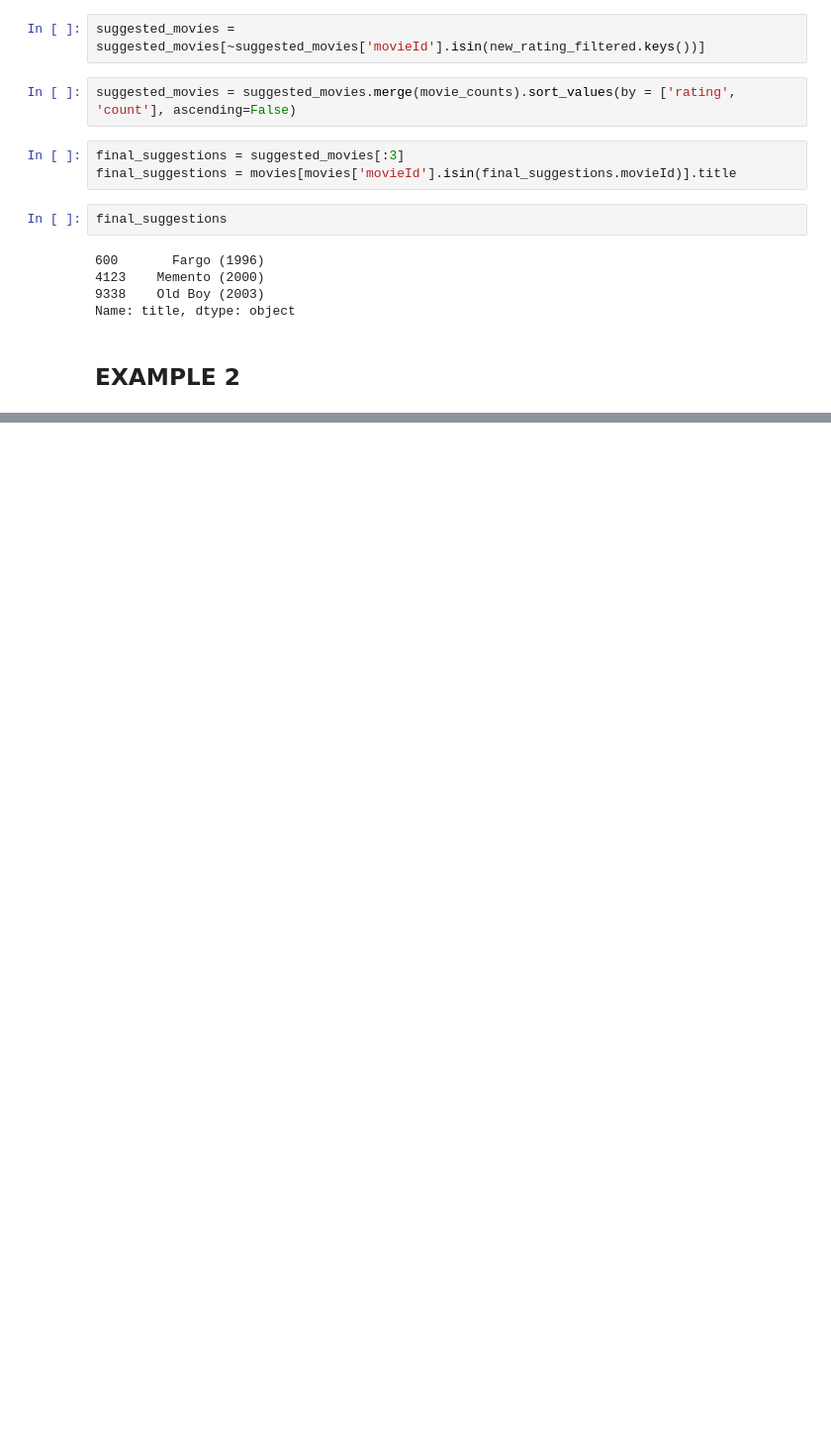
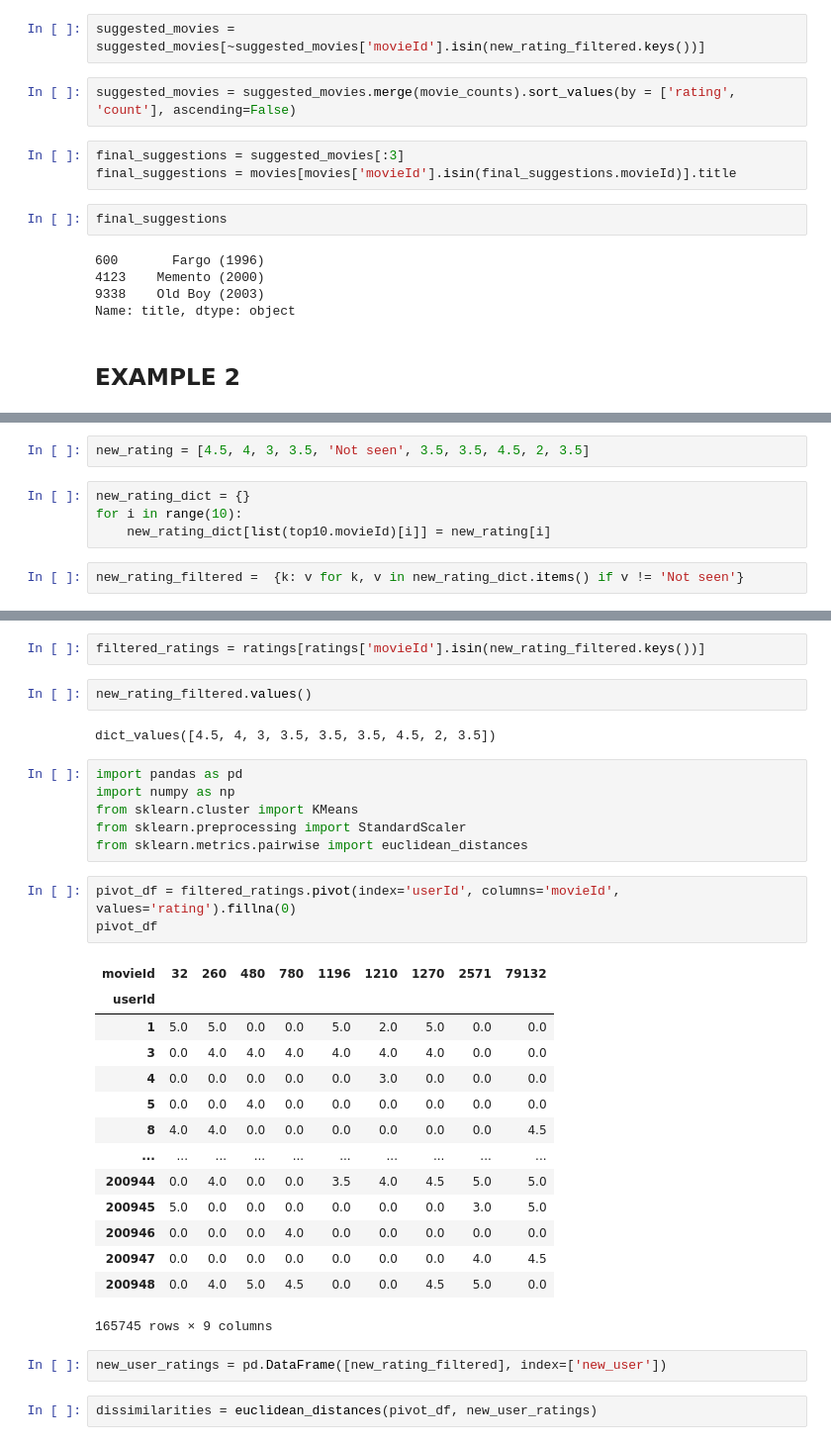
Before and after one commit to beatricecitterio/movie-recommendation, a Jupyter notebook: suggestion_algorithm.ipynb, the cells around one changed output, grey strips where cells are left out. Shown: that part at 99% size. Cells and saved outputs as stored; diff of their text form; blank space fills up the shorter version.

```diff
--- a/suggestion_algorithm.ipynb
+++ b/suggestion_algorithm.ipynb
@@ -228,0 +286,8 @@ Name: title, dtype: object
+# %%
+new_rating = [4.5, 4, 3, 3.5, 'Not seen', 3.5, 3.5, 4.5, 2, 3.5]
+# %%
+new_rating_dict = {}
+for i in range(10):
+    new_rating_dict[list(top10.movieId)[i]] = new_rating[i]
+# %%
+new_rating_filtered =  {k: v for k, v in new_rating_dict.items() if v != 'Not seen'}
@@ -228,0 +306,34 @@ Name: title, dtype: object
+# %%
+filtered_ratings = ratings[ratings['movieId'].isin(new_rating_filtered.keys())]
+# %%
+new_rating_filtered.values()
+# %% [output]
+dict_values([4.5, 4, 3, 3.5, 3.5, 3.5, 4.5, 2, 3.5])
+# %%
+import pandas as pd
+import numpy as np
+from sklearn.cluster import KMeans
+from sklearn.preprocessing import StandardScaler
+from sklearn.metrics.pairwise import euclidean_distances
+# %%
+pivot_df = filtered_ratings.pivot(index='userId', columns='movieId', values='rating').fillna(0)
+pivot_df
+# %% [output]
+| movieId | 32 | 260 | 480 | 780 | 1196 | 1210 | 1270 | 2571 | 79132 |
+| userId |  |  |  |  |  |  |  |  |  |
+| 1 | 5.0 | 5.0 | 0.0 | 0.0 | 5.0 | 2.0 | 5.0 | 0.0 | 0.0 |
+| 3 | 0.0 | 4.0 | 4.0 | 4.0 | 4.0 | 4.0 | 4.0 | 0.0 | 0.0 |
+| 4 | 0.0 | 0.0 | 0.0 | 0.0 | 0.0 | 3.0 | 0.0 | 0.0 | 0.0 |
+| 5 | 0.0 | 0.0 | 4.0 | 0.0 | 0.0 | 0.0 | 0.0 | 0.0 | 0.0 |
+| 8 | 4.0 | 4.0 | 0.0 | 0.0 | 0.0 | 0.0 | 0.0 | 0.0 | 4.5 |
+| ... | ... | ... | ... | ... | ... | ... | ... | ... | ... |
+| 200944 | 0.0 | 4.0 | 0.0 | 0.0 | 3.5 | 4.0 | 4.5 | 5.0 | 5.0 |
+| 200945 | 5.0 | 0.0 | 0.0 | 0.0 | 0.0 | 0.0 | 0.0 | 3.0 | 5.0 |
+| 200946 | 0.0 | 0.0 | 0.0 | 4.0 | 0.0 | 0.0 | 0.0 | 0.0 | 0.0 |
+| 200947 | 0.0 | 0.0 | 0.0 | 0.0 | 0.0 | 0.0 | 0.0 | 4.0 | 4.5 |
+| 200948 | 0.0 | 4.0 | 5.0 | 4.5 | 0.0 | 0.0 | 4.5 | 5.0 | 0.0 |
+165745 rows × 9 columns
+# %%
+new_user_ratings = pd.DataFrame([new_rating_filtered], index=['new_user'])
+# %%
+dissimilarities = euclidean_distances(pivot_df, new_user_ratings)
```
Also changed, not shown: parts of 53 cells of this notebook.
